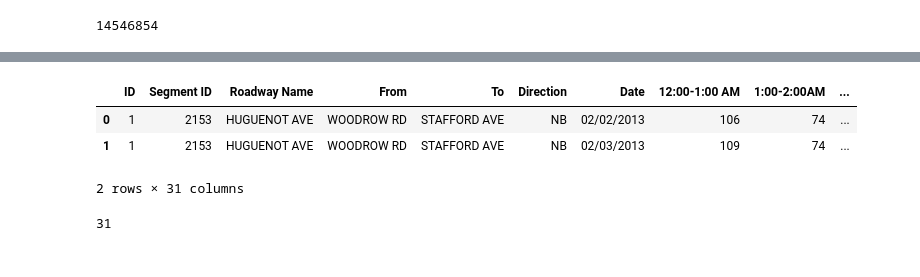
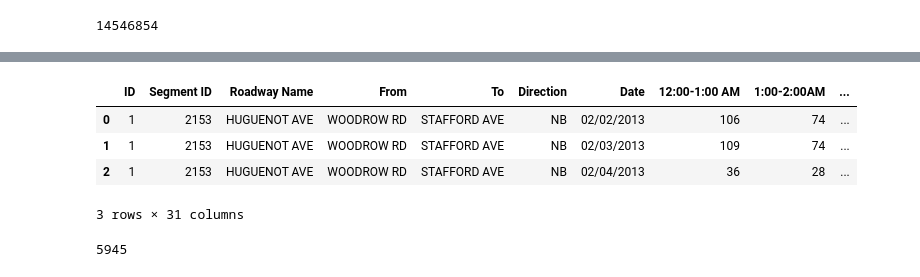
Before and after one commit to princeaker/civic_cab, a Jupyter notebook: shreya_final.ipynb, the cells around one changed output, grey strips where cells are left out. Cells and saved outputs as stored; diff of their text form; code cells hidden in the pictures.

```diff
--- a/shreya_final.ipynb
+++ b/shreya_final.ipynb
@@ -102,13 +95,14 @@ dtype: int64
 # %%
 traffic_volume = pd.read_csv('https://data.cityofnewyork.us/api/views/p424-amsu/rows.csv?accessType=DOWNLOAD')
 # %%
-traffic_volume.head(2)
+traffic_volume.head(3)
 # %% [output]
 |  | ID | Segment ID | Roadway Name | From | To | Direction | Date | 12:00-1:00 AM | 1:00-2:00AM | ... |
 | 0 | 1 | 2153 | HUGUENOT AVE | WOODROW RD | STAFFORD AVE | NB | 02/02/2013 | 106 | 74 | ... |
 | 1 | 1 | 2153 | HUGUENOT AVE | WOODROW RD | STAFFORD AVE | NB | 02/03/2013 | 109 | 74 | ... |
+| 2 | 1 | 2153 | HUGUENOT AVE | WOODROW RD | STAFFORD AVE | NB | 02/04/2013 | 36 | 28 | ... |
-2 rows × 31 columns
+3 rows × 31 columns
 # %%
-len(traffic_volume.columns)
+len(traffic_volume)
 # %% [output]
-31
+5945
```
Also changed, not shown: parts of 120 cells of this notebook.
